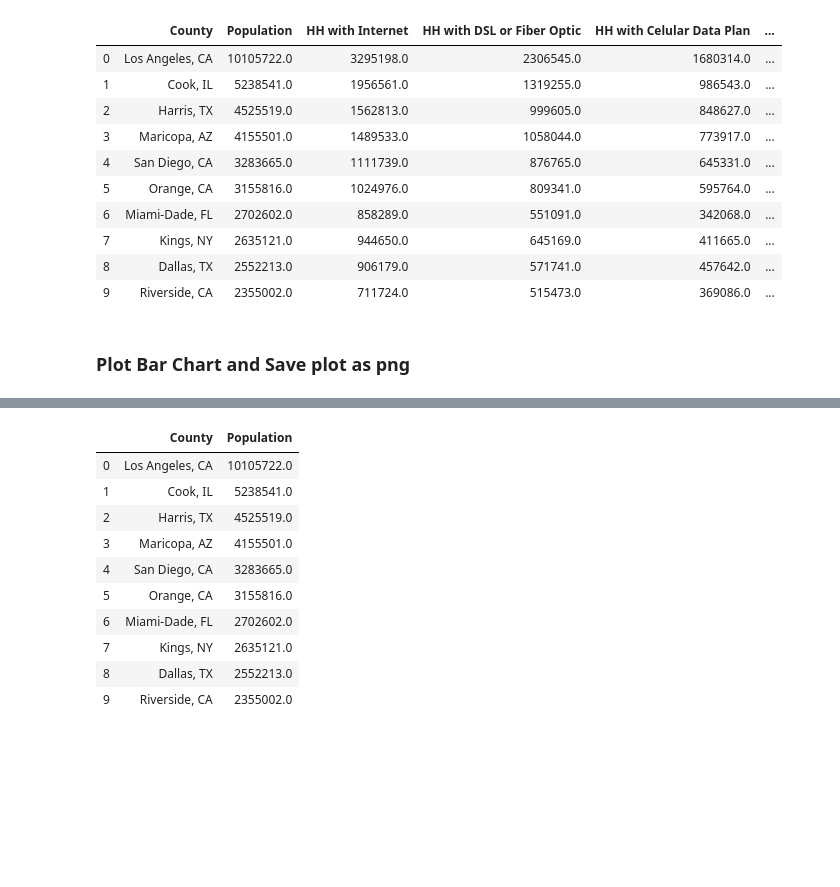
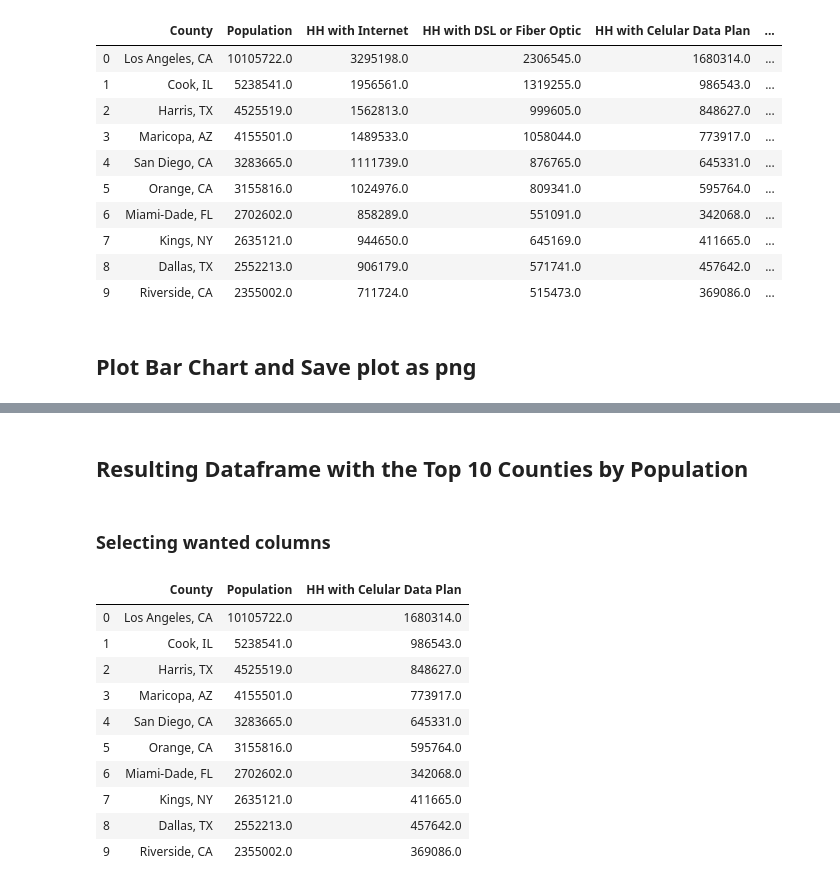
Before and after one commit to Emi-Babu/5G-Network-Analysis, a Jupyter notebook: 1_final_attempt/5_bar_chart/bar_chart.ipynb, the cells around one changed output, grey strips where cells are left out. Saved outputs shown, nothing was run; the diff lists cells and outputs as text; code cells hidden in the pictures; blank space fills up the shorter version.

```diff
--- a/1_final_attempt/5_bar_chart/bar_chart.ipynb
+++ b/1_final_attempt/5_bar_chart/bar_chart.ipynb
@@ -190,5 +190,5 @@ plot_df
 | 8 | Dallas, TX | 2552213.0 | 906179.0 | 571741.0 | 457642.0 | ... |
 | 9 | Riverside, CA | 2355002.0 | 711724.0 | 515473.0 | 369086.0 | ... |
 # %% [markdown]
-### Plot Bar Chart and Save plot as png
+## Plot Bar Chart and Save plot as png
 # %%
@@ -250,21 +259,28 @@ plt.savefig("output/Fig 1. Housholds with Internet Conection by Type" +'.png',bb
 # %% [output]
 [interactive output not drawn]
 [interactive output not drawn]
-# %%
-top_ten_population = plot_df[[
-                       "County",
-                       "Population"
-                        ]]
-top_ten_population
-# %% [output]
-|  | County | Population |
-| 0 | Los Angeles, CA | 10105722.0 |
-| 1 | Cook, IL | 5238541.0 |
-| 2 | Harris, TX | 4525519.0 |
-| 3 | Maricopa, AZ | 4155501.0 |
-| 4 | San Diego, CA | 3283665.0 |
-| 5 | Orange, CA | 3155816.0 |
-| 6 | Miami-Dade, FL | 2702602.0 |
-| 7 | Kings, NY | 2635121.0 |
-| 8 | Dallas, TX | 2552213.0 |
-| 9 | Riverside, CA | 2355002.0 |
+# %% [markdown]
+## Resulting Dataframe with the Top 10 Counties by Population
+# %% [markdown]
+### Selecting wanted columns
+# %%
+# Select wanted columns
+top_ten_population = plot_df[[
+                       "County",
+                       "Population",
+                       "HH with Celular Data Plan"
+                        ]]
+# Display resulting dataframe
+top_ten_population
+# %% [output]
+|  | County | Population | HH with Celular Data Plan |
+| 0 | Los Angeles, CA | 10105722.0 | 1680314.0 |
+| 1 | Cook, IL | 5238541.0 | 986543.0 |
+| 2 | Harris, TX | 4525519.0 | 848627.0 |
+| 3 | Maricopa, AZ | 4155501.0 | 773917.0 |
+| 4 | San Diego, CA | 3283665.0 | 645331.0 |
+| 5 | Orange, CA | 3155816.0 | 595764.0 |
+| 6 | Miami-Dade, FL | 2702602.0 | 342068.0 |
+| 7 | Kings, NY | 2635121.0 | 411665.0 |
+| 8 | Dallas, TX | 2552213.0 | 457642.0 |
+| 9 | Riverside, CA | 2355002.0 | 369086.0 |
```
Also changed, not shown: parts of 16 cells of this notebook, 1 other file.
